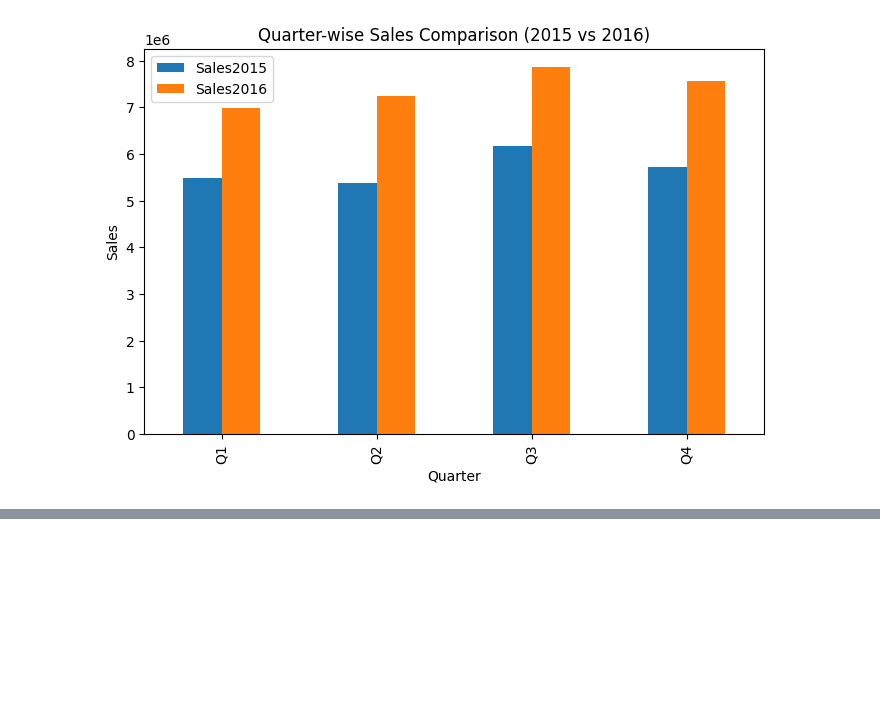
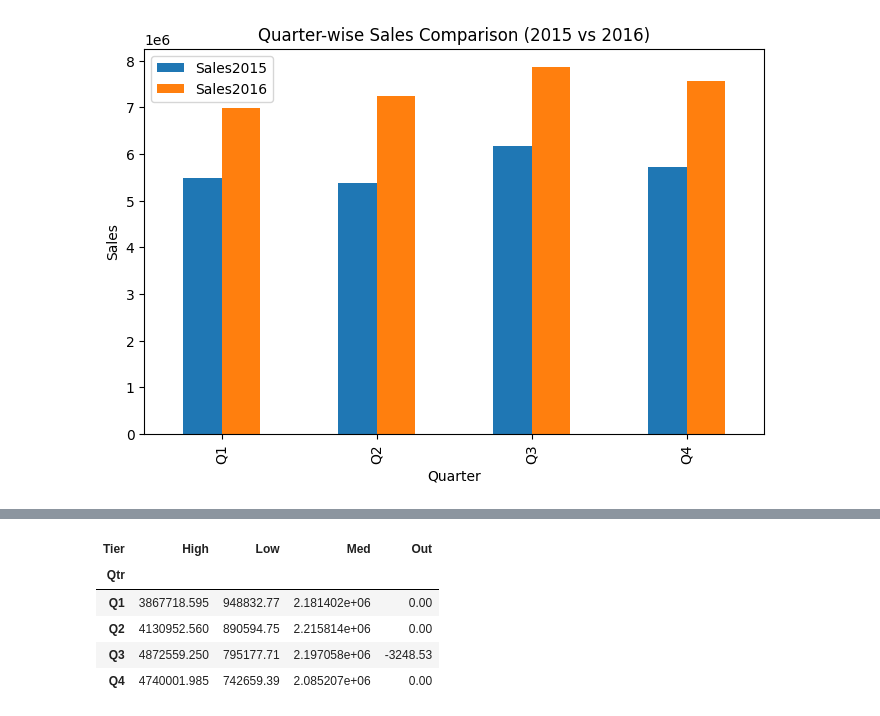
Before and after one commit to Adi46878/Pharma-Sales-Data-Analysis-Visualization, a Jupyter notebook: Data_visualization.ipynb, the cells around one changed output, grey strips where cells are left out. Cells and saved outputs as stored; diff of their text form; code cells hidden in the pictures; blank space fills up the shorter version.

```diff
--- a/Data_visualization.ipynb
+++ b/Data_visualization.ipynb
@@ -328,0 +356,9 @@ plt.show()
+# %%
+qtr_tier_pivot
+# %% [output]
+| Tier | High | Low | Med | Out |
+| Qtr |  |  |  |  |
+| Q1 | 3867718.595 | 948832.77 | 2.181402e+06 | 0.00 |
+| Q2 | 4130952.560 | 890594.75 | 2.215814e+06 | 0.00 |
+| Q3 | 4872559.250 | 795177.71 | 2.197058e+06 | -3248.53 |
+| Q4 | 4740001.985 | 742659.39 | 2.085207e+06 | 0.00 |
```
Also changed, not shown: parts of 6 cells of this notebook.
